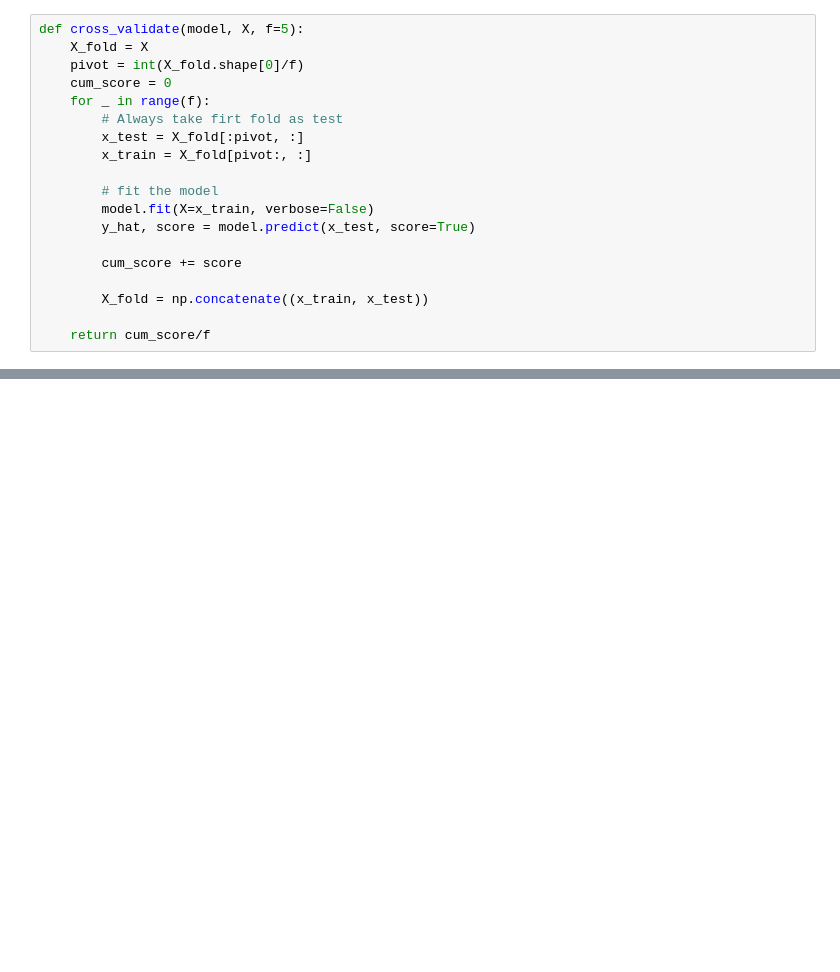
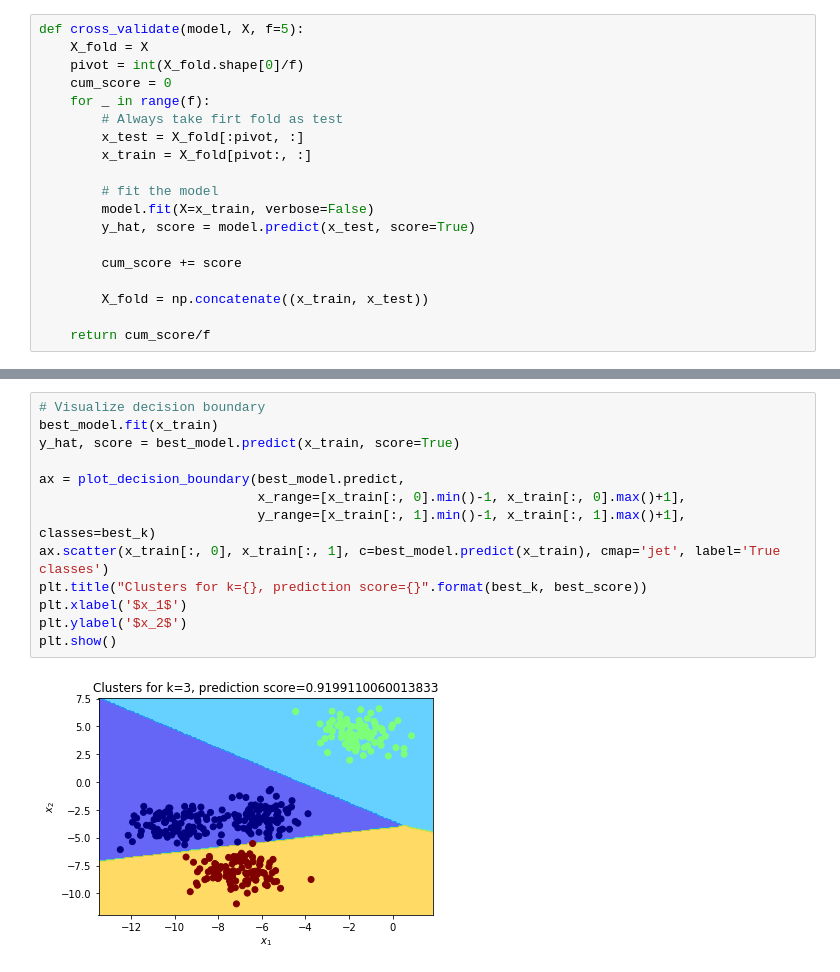
Before and after one commit to SergioAlvarezB/ml-numpy, a Jupyter notebook: notebooks/vanilla-kmeans.ipynb, the cells around one changed output, grey strips where cells are left out. Drawn from its saved outputs; the diff is of its cells as text; blank space fills up the shorter version.

```diff
--- a/notebooks/vanilla-kmeans.ipynb
+++ b/notebooks/vanilla-kmeans.ipynb
@@ -93,0 +138,15 @@ plt.show()
+# %%
+# Visualize decision boundary
+best_model.fit(x_train)
+y_hat, score = best_model.predict(x_train, score=True)
+
+ax = plot_decision_boundary(best_model.predict,
+                            x_range=[x_train[:, 0].min()-1, x_train[:, 0].max()+1],
+                            y_range=[x_train[:, 1].min()-1, x_train[:, 1].max()+1], classes=best_k)
+ax.scatter(x_train[:, 0], x_train[:, 1], c=best_model.predict(x_train), cmap='jet', label='True classes')
+plt.title("Clusters for k={}, prediction score={}".format(best_k, best_score))
+plt.xlabel('$x_1$')
+plt.ylabel('$x_2$')
+plt.show()
+# %% [output]
+[figure, added]
```
Also changed, not shown: parts of 14 cells of this notebook, 3 other files.
